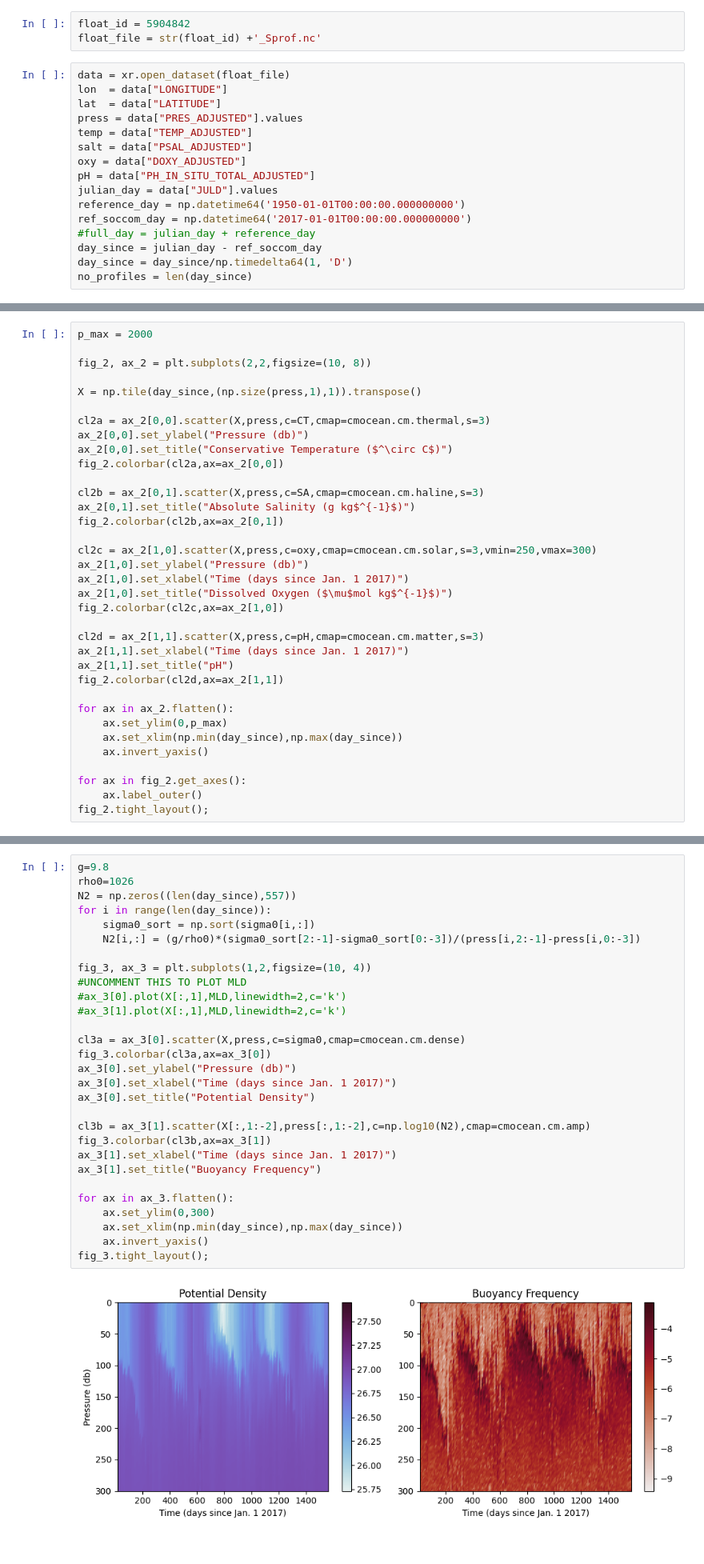
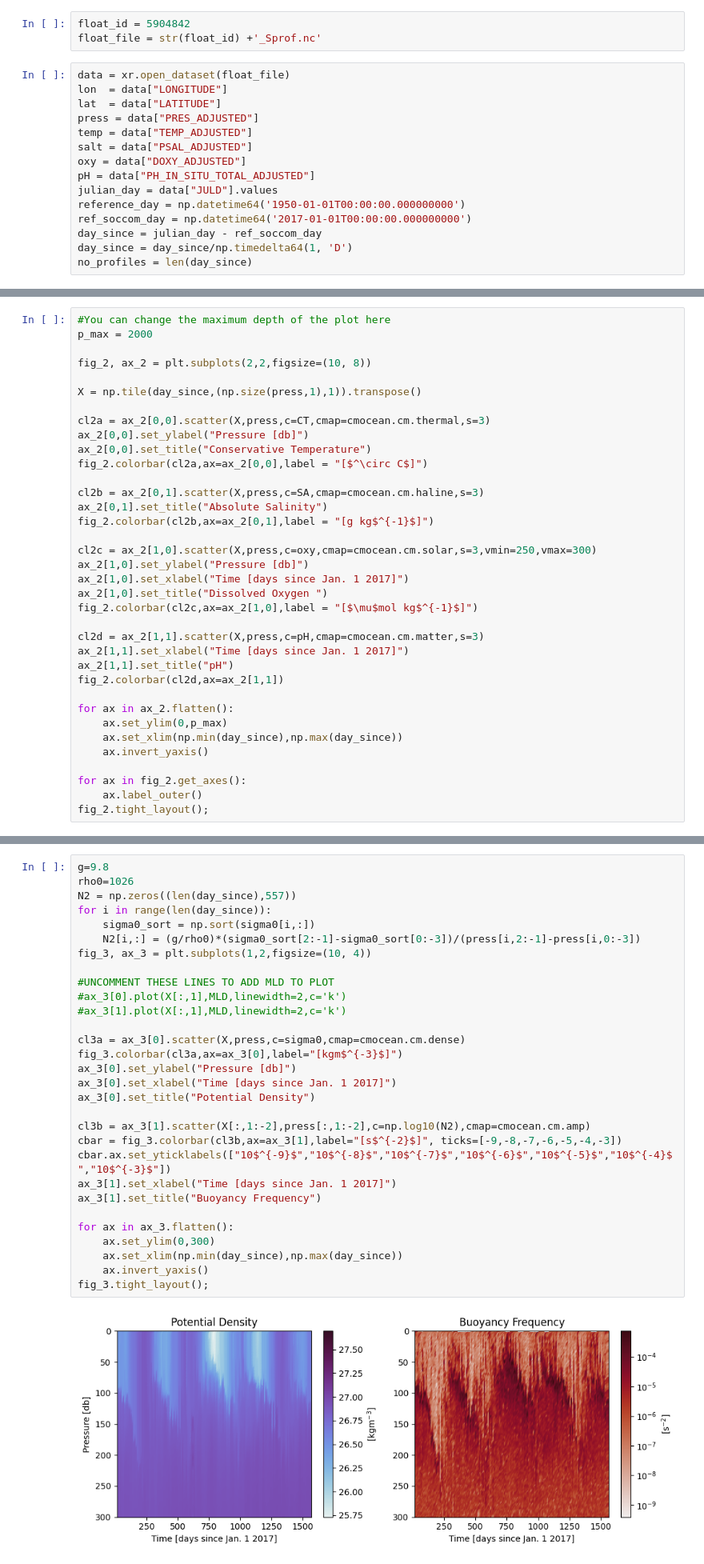
Before and after one commit to Caltech-OCTO/ESE102_PS2, a Jupyter notebook: Problem Set 2.ipynb, the cells around one changed output, grey strips where cells are left out. Shown at 80% size. Drawn from its saved outputs; the diff is of its cells as text.

```diff
--- a/Problem Set 2.ipynb
+++ b/Problem Set 2.ipynb
@@ -18,7 +20,7 @@ float_file = str(float_id) +'_Sprof.nc'
 data = xr.open_dataset(float_file)
 lon  = data["LONGITUDE"]
 lat  = data["LATITUDE"]
-press = data["PRES_ADJUSTED"].values
+press = data["PRES_ADJUSTED"]
 temp = data["TEMP_ADJUSTED"]
 salt = data["PSAL_ADJUSTED"]
 oxy = data["DOXY_ADJUSTED"]
@@ -26,7 +28,6 @@ pH = data["PH_IN_SITU_TOTAL_ADJUSTED"]
 julian_day = data["JULD"].values
 reference_day = np.datetime64('1950-01-01T00:00:00.000000000')
 ref_soccom_day = np.datetime64('2017-01-01T00:00:00.000000000')
-#full_day = julian_day + reference_day
 day_since = julian_day - ref_soccom_day
 day_since = day_since/np.timedelta64(1, 'D')
 no_profiles = len(day_since)
@@ -46,4 +67,5 @@ ax_1.set_ylabel("Latitude");
 # %%
+#You can change the maximum depth of the plot here
 p_max = 2000
 
 fig_2, ax_2 = plt.subplots(2,2,figsize=(10, 8))
@@ -51,22 +73,22 @@ fig_2, ax_2 = plt.subplots(2,2,figsize=(10, 8))
 X = np.tile(day_since,(np.size(press,1),1)).transpose()
 
 cl2a = ax_2[0,0].scatter(X,press,c=CT,cmap=cmocean.cm.thermal,s=3)
-ax_2[0,0].set_ylabel("Pressure (db)")
-ax_2[0,0].set_title("Conservative Temperature ($^\circ C$)")
-fig_2.colorbar(cl2a,ax=ax_2[0,0])
+ax_2[0,0].set_ylabel("Pressure [db]")
+ax_2[0,0].set_title("Conservative Temperature")
+fig_2.colorbar(cl2a,ax=ax_2[0,0],label = "[$^\circ C$]")
 
 cl2b = ax_2[0,1].scatter(X,press,c=SA,cmap=cmocean.cm.haline,s=3)
-ax_2[0,1].set_title("Absolute Salinity (g kg$^{-1}$)")
-fig_2.colorbar(cl2b,ax=ax_2[0,1])
+ax_2[0,1].set_title("Absolute Salinity")
+fig_2.colorbar(cl2b,ax=ax_2[0,1],label = "[g kg$^{-1}$]")
 
 cl2c = ax_2[1,0].scatter(X,press,c=oxy,cmap=cmocean.cm.solar,s=3,vmin=250,vmax=300)
-ax_2[1,0].set_ylabel("Pressure (db)")
-ax_2[1,0].set_xlabel("Time (days since Jan. 1 2017)")
-ax_2[1,0].set_title("Dissolved Oxygen ($\mu$mol kg$^{-1}$)")
-fig_2.colorbar(cl2c,ax=ax_2[1,0])
+ax_2[1,0].set_ylabel("Pressure [db]")
+ax_2[1,0].set_xlabel("Time [days since Jan. 1 2017]")
+ax_2[1,0].set_title("Dissolved Oxygen ")
+fig_2.colorbar(cl2c,ax=ax_2[1,0],label = "[$\mu$mol kg$^{-1}$]")
 
 cl2d = ax_2[1,1].scatter(X,press,c=pH,cmap=cmocean.cm.matter,s=3)
-ax_2[1,1].set_xlabel("Time (days since Jan. 1 2017)")
+ax_2[1,1].set_xlabel("Time [days since Jan. 1 2017]")
 ax_2[1,1].set_title("pH")
 fig_2.colorbar(cl2d,ax=ax_2[1,1])
 
@@ -93,31 +119,32 @@ for i in range(int(len(day_since))):
 # %%
 g=9.8
 rho0=1026
 N2 = np.zeros((len(day_since),557))
 for i in range(len(day_since)):
     sigma0_sort = np.sort(sigma0[i,:])
     N2[i,:] = (g/rho0)*(sigma0_sort[2:-1]-sigma0_sort[0:-3])/(press[i,2:-1]-press[i,0:-3])
+fig_3, ax_3 = plt.subplots(1,2,figsize=(10, 4))
 
-fig_3, ax_3 = plt.subplots(1,2,figsize=(10, 4))
-#UNCOMMENT THIS TO PLOT MLD
+#UNCOMMENT THESE LINES TO ADD MLD TO PLOT
 #ax_3[0].plot(X[:,1],MLD,linewidth=2,c='k')
 #ax_3[1].plot(X[:,1],MLD,linewidth=2,c='k')
 
 cl3a = ax_3[0].scatter(X,press,c=sigma0,cmap=cmocean.cm.dense)
-fig_3.colorbar(cl3a,ax=ax_3[0])
-ax_3[0].set_ylabel("Pressure (db)")
-ax_3[0].set_xlabel("Time (days since Jan. 1 2017)")
+fig_3.colorbar(cl3a,ax=ax_3[0],label="[kgm$^{-3}$]")
+ax_3[0].set_ylabel("Pressure [db]")
+ax_3[0].set_xlabel("Time [days since Jan. 1 2017]")
 ax_3[0].set_title("Potential Density")
 
 cl3b = ax_3[1].scatter(X[:,1:-2],press[:,1:-2],c=np.log10(N2),cmap=cmocean.cm.amp)
-fig_3.colorbar(cl3b,ax=ax_3[1])
-ax_3[1].set_xlabel("Time (days since Jan. 1 2017)")
+cbar = fig_3.colorbar(cl3b,ax=ax_3[1],label="[s$^{-2}$]", ticks=[-9,-8,-7,-6,-5,-4,-3])
+cbar.ax.set_yticklabels(["10$^{-9}$","10$^{-8}$","10$^{-7}$","10$^{-6}$","10$^{-5}$","10$^{-4}$","10$^{-3}$"])
+ax_3[1].set_xlabel("Time [days since Jan. 1 2017]")
 ax_3[1].set_title("Buoyancy Frequency")
 
 for ax in ax_3.flatten():
     ax.set_ylim(0,300)
     ax.set_xlim(np.min(day_since),np.max(day_since))
     ax.invert_yaxis()
 fig_3.tight_layout();
 # %% [output]
-[figure, old version]
+[figure, new version]
```
Also changed, not shown: parts of 30 cells of this notebook.
